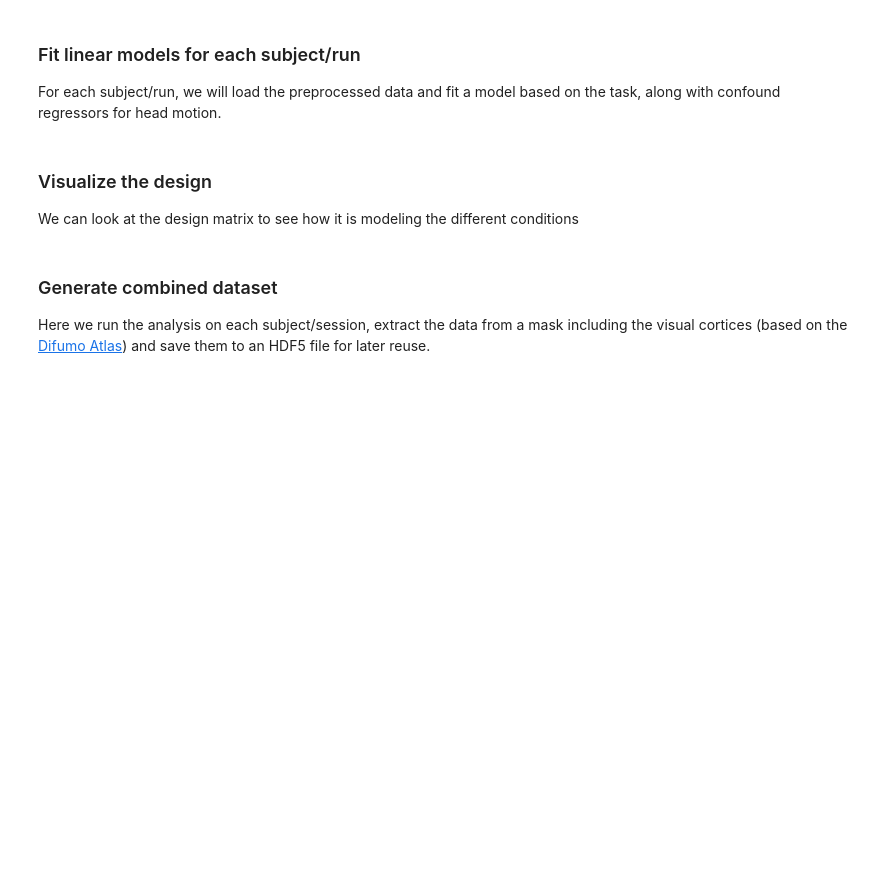
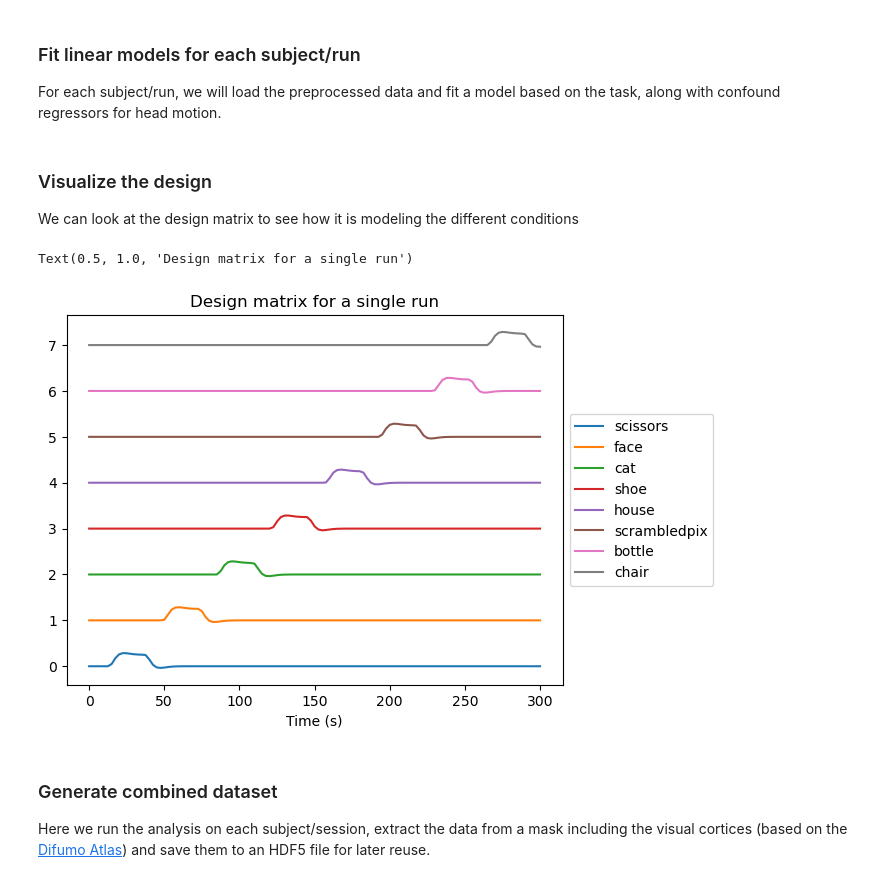
Before and after one commit to poldrack/AI_in_CogNeuro, a Jupyter notebook: notebooks/data_setup.ipynb, the cells around one changed output. Cells and saved outputs as stored; diff of their text form; code cells hidden in the pictures; blank space fills up the shorter version.

Commit message:
add design matrix figure

```diff
--- a/notebooks/data_setup.ipynb
+++ b/notebooks/data_setup.ipynb
@@ -157,6 +157,21 @@ desmtx, t_r = get_design_matrix(events, bold_img, deriv_layout, confounds=confou
 ### Visualize the design
 
 We can look at the design matrix to see how it is modeling the different conditions
+# %%
+conditions = events.trial_type.unique()
+n_scans = bold_img.shape[-1]
+# Define the sampling times for the design matrix
+t_r = deriv_layout.get_metadata(bold_file[0])['RepetitionTime']
+frame_times = np.arange(n_scans) * t_r
+
+for i, condition in enumerate(conditions):
+    plt.plot(t_r * np.arange(0, desmtx.shape[0]), i + desmtx[condition])
+plt.legend(conditions, loc='center left', bbox_to_anchor=(1, 0.5))
+plt.xlabel('Time (s)')
+plt.title('Design matrix for a single run')
+# %% [output]
+Text(0.5, 1.0, 'Design matrix for a single run')
+[figure, added]
 # %% [markdown]
 ### Generate combined dataset
 
```
